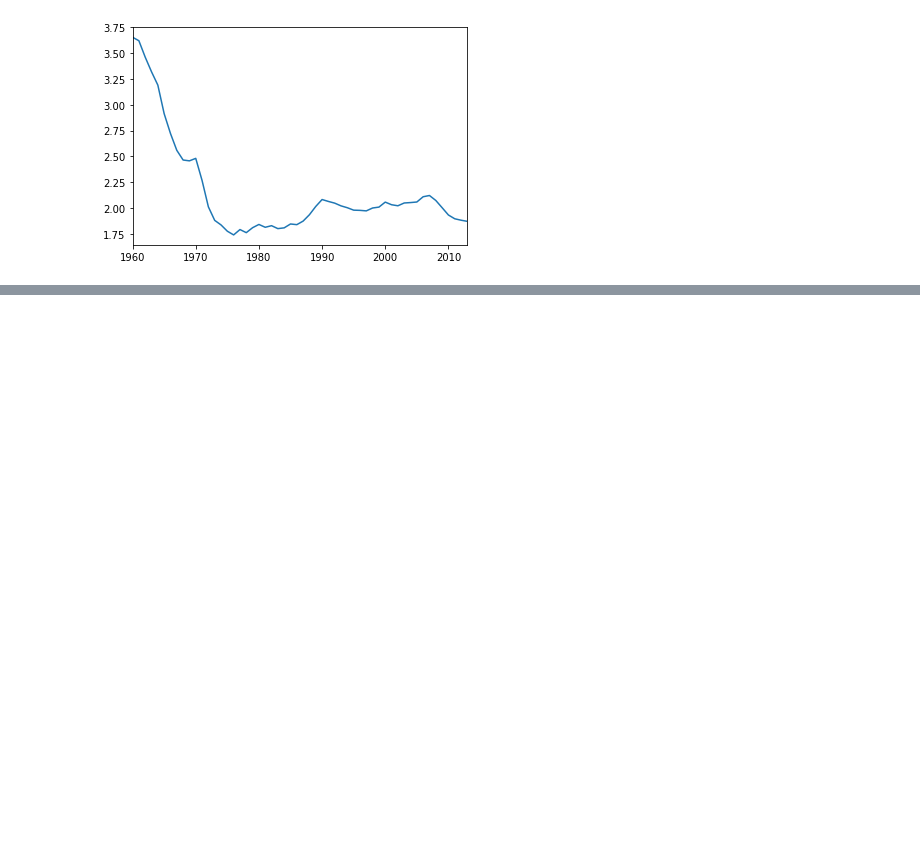
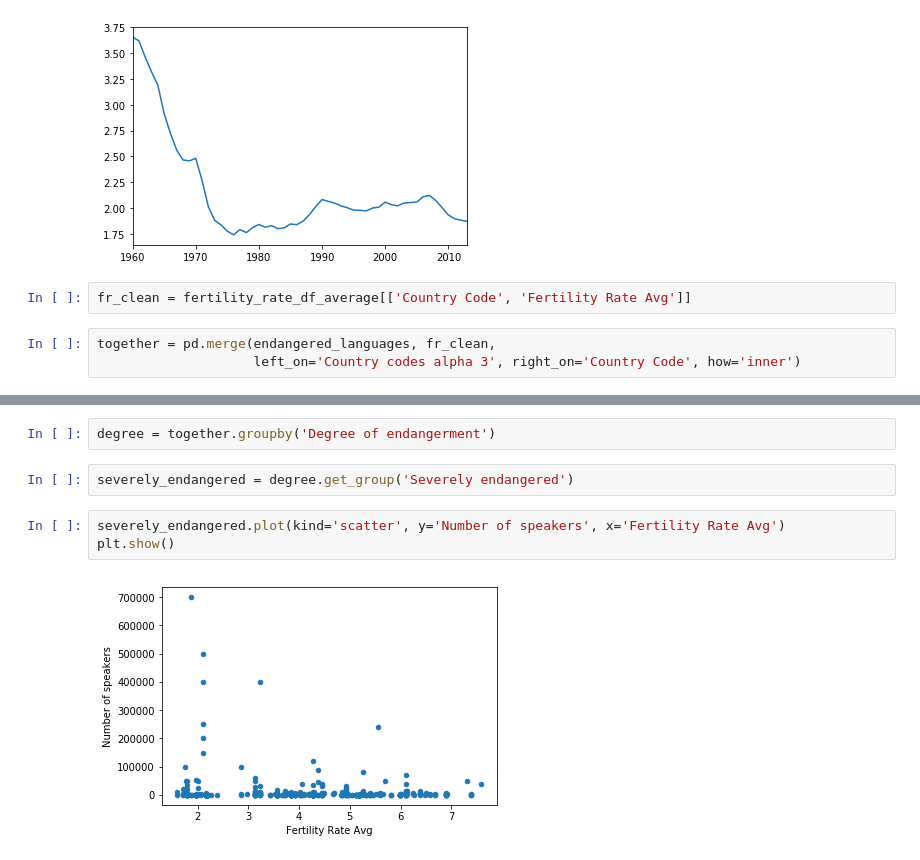
Before and after one commit to AlexEBall/Endangered_Languages_Capstone_Proj_1, a Jupyter notebook: Endangered Language EDA.ipynb, the cells around one changed output, grey strips where cells are left out. Cells and saved outputs as stored; diff of their text form; blank space fills up the shorter version.

```diff
--- a/Endangered Language EDA.ipynb
+++ b/Endangered Language EDA.ipynb
@@ -270,3 +263,8 @@ us_years.plot()
 plt.show()
 # %% [output]
 [figure]
+# %%
+fr_clean = fertility_rate_df_average[['Country Code', 'Fertility Rate Avg']]
+# %%
+together = pd.merge(endangered_languages, fr_clean,
+                    left_on='Country codes alpha 3', right_on='Country Code', how='inner')
@@ -272,0 +280,9 @@ plt.show()
+# %%
+degree = together.groupby('Degree of endangerment')
+# %%
+severely_endangered = degree.get_group('Severely endangered')
+# %%
+severely_endangered.plot(kind='scatter', y='Number of speakers', x='Fertility Rate Avg')
+plt.show()
+# %% [output]
+[figure, added]
```
Also changed, not shown: parts of 10 cells of this notebook.
